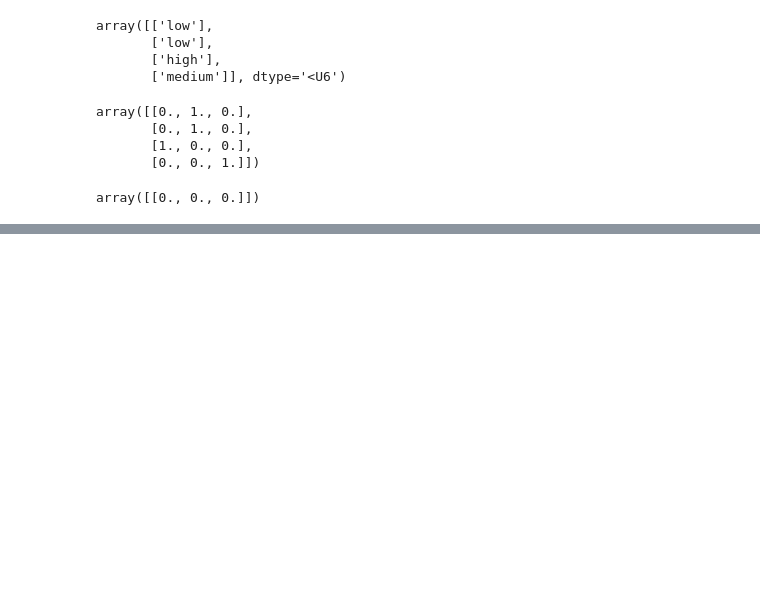
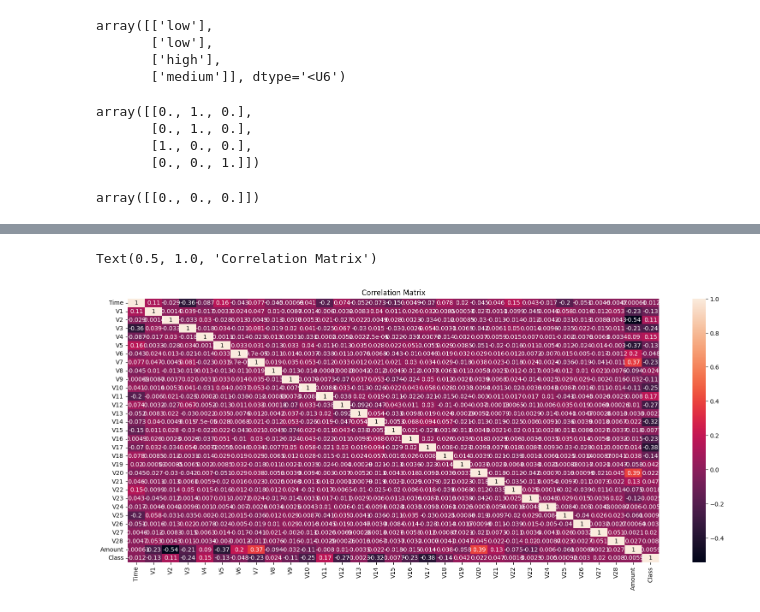
Before and after one commit to NogJoaoEstudos/ScikitLearn, a Jupyter notebook: Scikit_Learn.ipynb, the cells around one changed output, grey strips where cells are left out. Saved outputs shown, nothing was run; the diff lists cells and outputs as text; code cells hidden in the pictures; blank space fills up the shorter version.

Commit message:
Heatmap

```diff
--- a/Scikit_Learn.ipynb
+++ b/Scikit_Learn.ipynb
@@ -121,0 +125,2 @@ array([[0., 0., 0.]])
+# %%
+cartao = pd.read_csv("creditcard.csv", sep = ",")
@@ -121,0 +154,7 @@ array([[0., 0., 0.]])
+# %%
+plt.figure(figsize=(20,8))
+heatmap = sns.heatmap(cartao.corr(), annot = True)
+heatmap.set_title("Correlation Matrix")
+# %% [output]
+Text(0.5, 1.0, 'Correlation Matrix')
+[figure, added]
```
Also changed, not shown: parts of 7 cells of this notebook.
